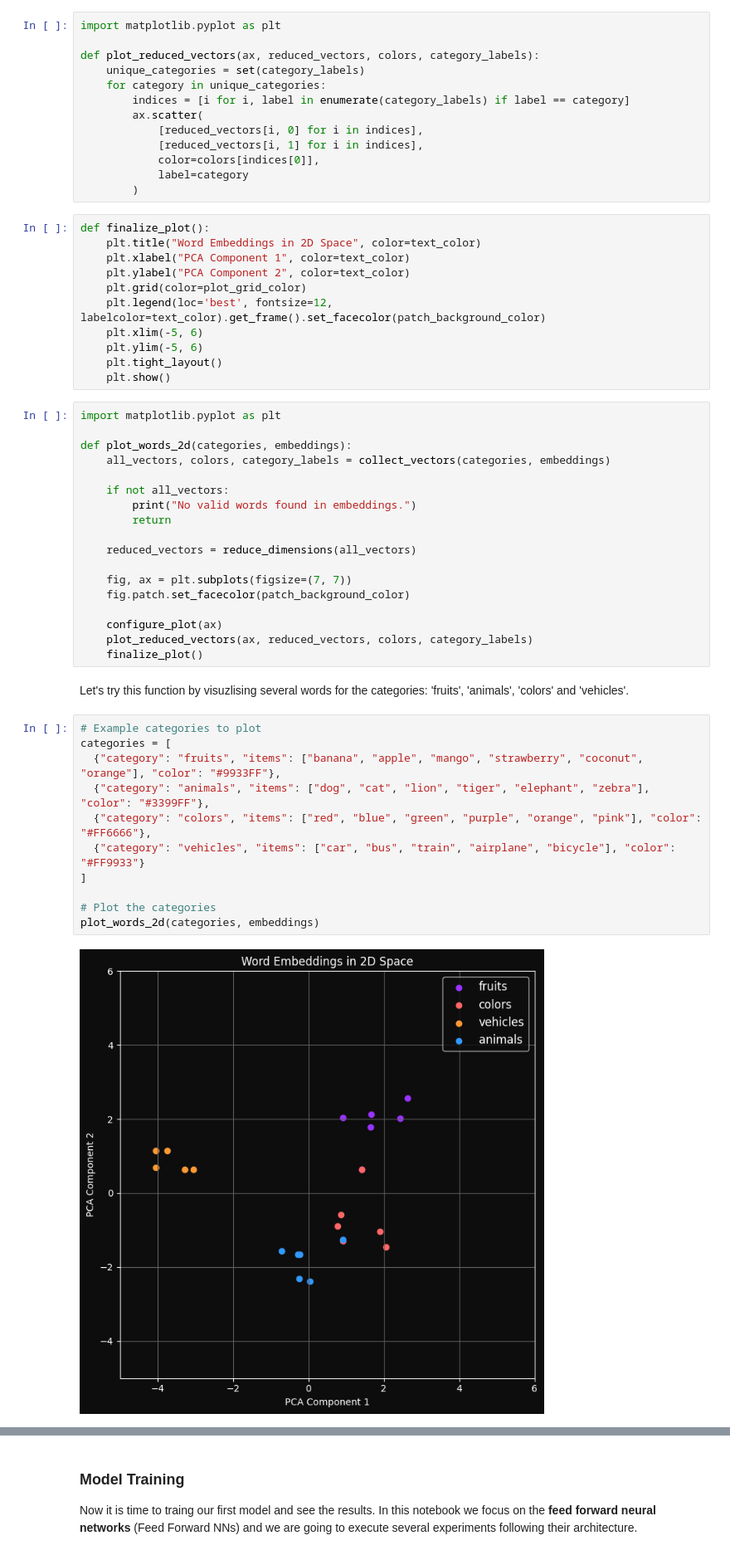
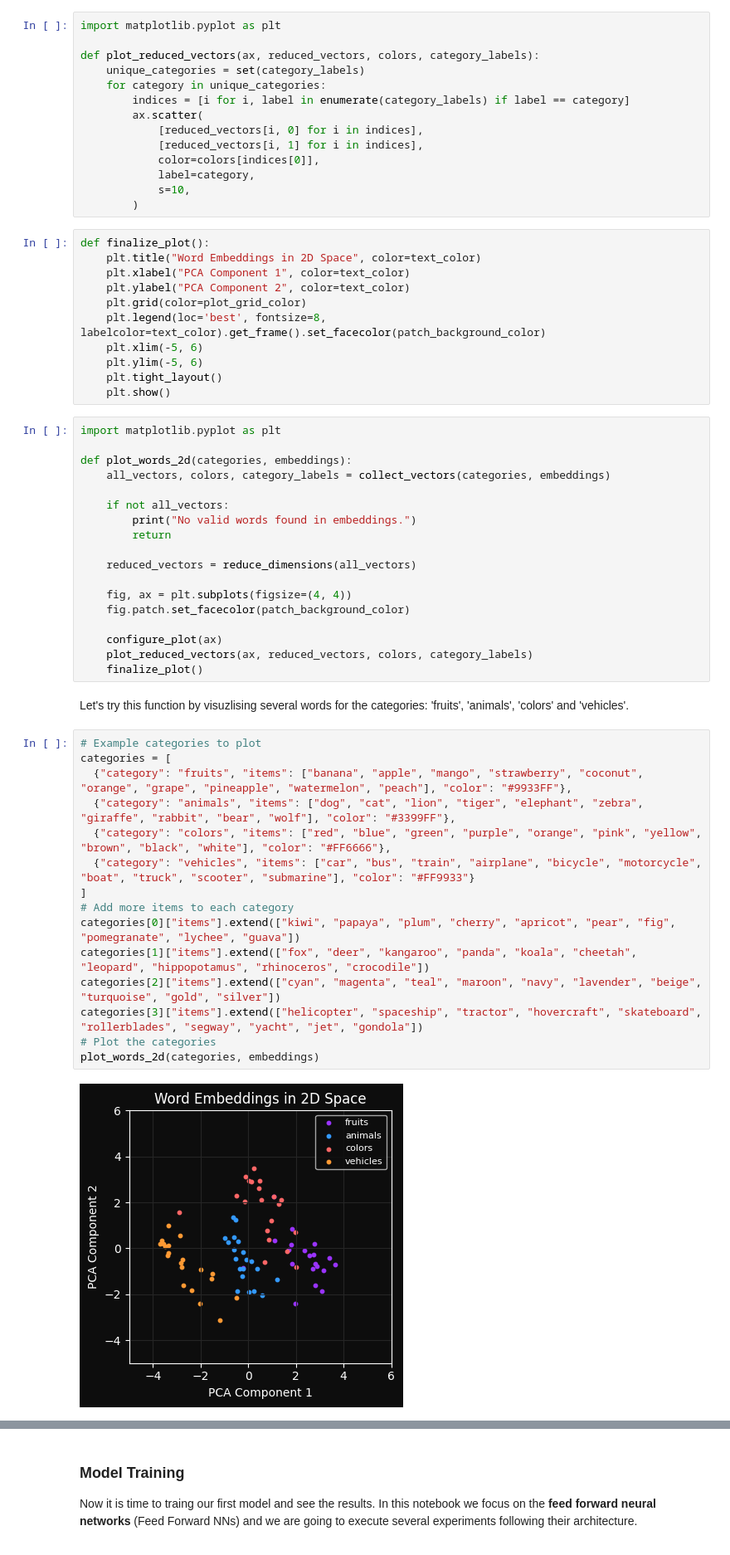
Before and after one commit to AntonisZks/Deep-Learning-for-Natural-Language-Processing, a Jupyter notebook: Notebooks/feed_forward_neural_network.ipynb, the cells around one changed output, grey strips where cells are left out. Shown at 83% size. Cells and saved outputs as stored; diff of their text form.

```diff
--- a/Notebooks/feed_forward_neural_network.ipynb
+++ b/Notebooks/feed_forward_neural_network.ipynb
@@ -510,7 +487,8 @@ def plot_reduced_vectors(ax, reduced_vectors, colors, category_labels):
             [reduced_vectors[i, 0] for i in indices],
             [reduced_vectors[i, 1] for i in indices],
             color=colors[indices[0]],
-            label=category
+            label=category,
+            s=10,
         )
 # %%
 def finalize_plot():
@@ -518,7 +496,7 @@ def finalize_plot():
     plt.xlabel("PCA Component 1", color=text_color)
     plt.ylabel("PCA Component 2", color=text_color)
     plt.grid(color=plot_grid_color)
-    plt.legend(loc='best', fontsize=12, labelcolor=text_color).get_frame().set_facecolor(patch_background_color)
+    plt.legend(loc='best', fontsize=8, labelcolor=text_color).get_frame().set_facecolor(patch_background_color)
     plt.xlim(-5, 6)
     plt.ylim(-5, 6)
     plt.tight_layout()
@@ -535,7 +513,7 @@ def plot_words_2d(categories, embeddings):
 
     reduced_vectors = reduce_dimensions(all_vectors)
 
-    fig, ax = plt.subplots(figsize=(7, 7))
+    fig, ax = plt.subplots(figsize=(4, 4))
     fig.patch.set_facecolor(patch_background_color)
 
     configure_plot(ax)
@@ -546,13 +524,17 @@ Let's try this function by visuzlising several words for the categories: 'fruits
 # %%
 # Example categories to plot
 categories = [
-  {"category": "fruits", "items": ["banana", "apple", "mango", "strawberry", "coconut", "orange"], "color": "#9933FF"},
-  {"category": "animals", "items": ["dog", "cat", "lion", "tiger", "elephant", "zebra"], "color": "#3399FF"},
-  {"category": "colors", "items": ["red", "blue", "green", "purple", "orange", "pink"], "color": "#FF6666"},
-  {"category": "vehicles", "items": ["car", "bus", "train", "airplane", "bicycle"], "color": "#FF9933"}
+  {"category": "fruits", "items": ["banana", "apple", "mango", "strawberry", "coconut", "orange", "grape", "pineapple", "watermelon", "peach"], "color": "#9933FF"},
+  {"category": "animals", "items": ["dog", "cat", "lion", "tiger", "elephant", "zebra", "giraffe", "rabbit", "bear", "wolf"], "color": "#3399FF"},
+  {"category": "colors", "items": ["red", "blue", "green", "purple", "orange", "pink", "yellow", "brown", "black", "white"], "color": "#FF6666"},
+  {"category": "vehicles", "items": ["car", "bus", "train", "airplane", "bicycle", "motorcycle", "boat", "truck", "scooter", "submarine"], "color": "#FF9933"}
 ]
-
+# Add more items to each category
+categories[0]["items"].extend(["kiwi", "papaya", "plum", "cherry", "apricot", "pear", "fig", "pomegranate", "lychee", "guava"])
+categories[1]["items"].extend(["fox", "deer", "kangaroo", "panda", "koala", "cheetah", "leopard", "hippopotamus", "rhinoceros", "crocodile"])
+categories[2]["items"].extend(["cyan", "magenta", "teal", "maroon", "navy", "lavender", "beige", "turquoise", "gold", "silver"])
+categories[3]["items"].extend(["helicopter", "spaceship", "tractor", "hovercraft", "skateboard", "rollerblades", "segway", "yacht", "jet", "gondola"])
 # Plot the categories
 plot_words_2d(categories, embeddings)
 # %% [output]
-[figure, old version]
+[figure, new version]
```
Also changed, not shown: parts of 49 cells of this notebook, 20 other files.
